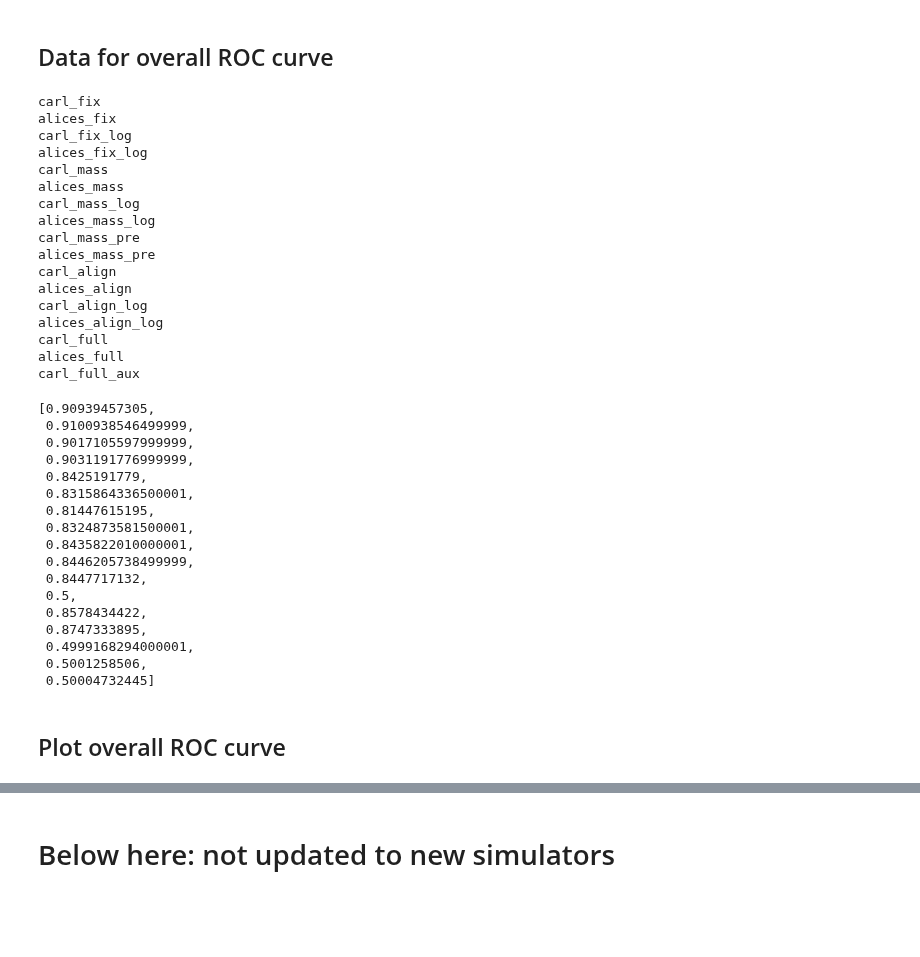
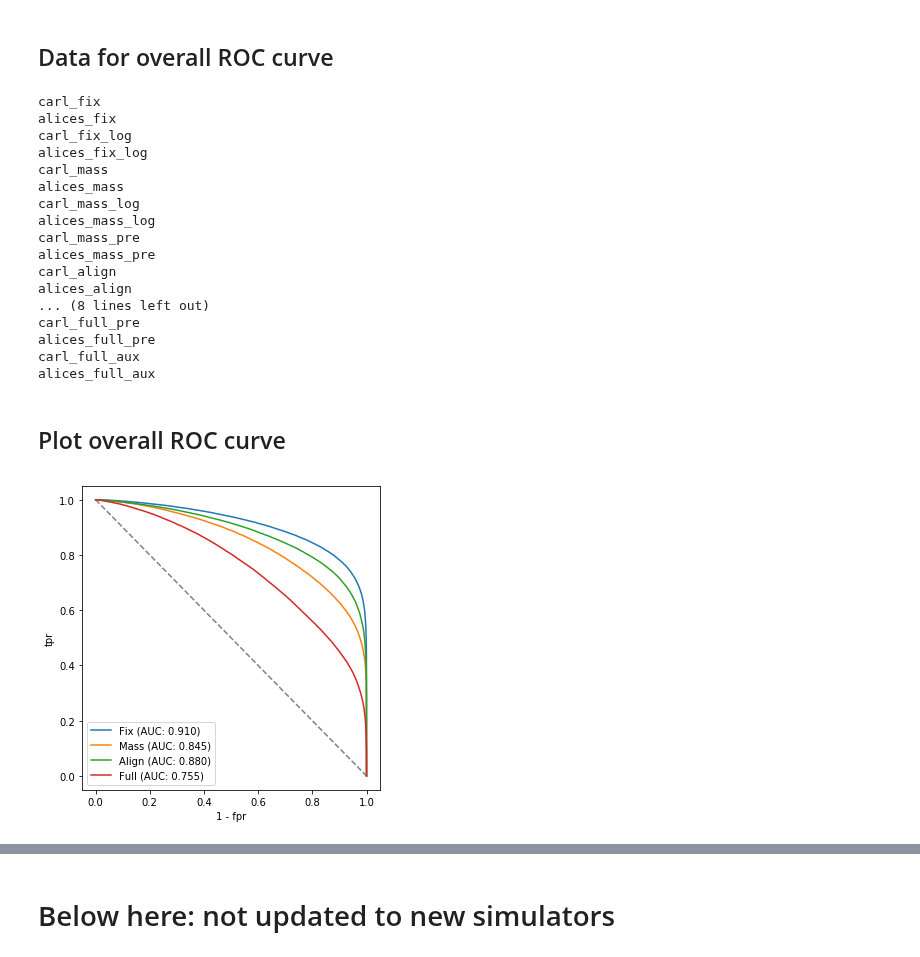
Before and after one commit to smsharma/mining-for-substructure-lens, a Jupyter notebook: notebooks/04_roc.ipynb, the cells around one changed output, grey strips where cells are left out. Cells and saved outputs as stored; diff of their text form; code cells hidden in the pictures; blank space fills up the shorter version.

```diff
--- a/notebooks/04_roc.ipynb
+++ b/notebooks/04_roc.ipynb
@@ -146,8 +167,13 @@ rocs = []
 roc_aucs = []
 
 for filename, setting in zip(filenames, settings):
-    rocs.append(make_roc_curve(filename, setting))
-    roc_aucs.append(roc_auc(filename, setting))
+    try:
+        rocs.append(make_roc_curve(filename, setting))
+        roc_aucs.append(roc_auc(filename, setting))
+    except:
+        print(filename, "not found")
+        rocs.append(None)
+        roc_aucs.append(None)
 # %% [output]
 carl_fix
 alices_fix
@@ -161,33 +187,29 @@ carl_mass_pre
 alices_mass_pre
 carl_align
 alices_align
-carl_align_log
-alices_align_log
-carl_full
-alices_full
+... (8 lines left out)
+carl_full_pre
+alices_full_pre
 carl_full_aux
+alices_full_aux
-# %%
-roc_aucs
-# %% [output]
-[0.90939457305,
- 0.9100938546499999,
- 0.9017105597999999,
- 0.9031191776999999,
- 0.8425191779,
- 0.8315864336500001,
- 0.81447615195,
- 0.8324873581500001,
- 0.8435822010000001,
- 0.8446205738499999,
- 0.8447717132,
- 0.5,
- 0.8578434422,
- 0.8747333895,
- 0.4999168294000001,
- 0.5001258506,
- 0.50004732445]
 # %% [markdown]
 ## Plot overall ROC curve
+# %%
+fig = plt.figure(figsize=(5,5))
+
+plt.plot([0.,1.], [1.,0.], ls="--", c="0.5")
+for i, label in zip(show_summary, summary_labels):
+    plt.plot(1. - rocs[i][0], rocs[i][1], c=colors[i], lw=1.5, ls="-", label=label + " (AUC: {:.3f})".format(roc_aucs[i]))
+
+plt.legend()
+
+plt.xlabel("1 - fpr")
+plt.ylabel("tpr")
+
+plt.tight_layout()
+plt.savefig("../figures/roc_summary.pdf")
+# %% [output]
+[figure, added]
 # %%
 fig = plt.figure(figsize=(8,8))
 
```
Also changed, not shown: parts of 7 cells of this notebook, 7 other files.
